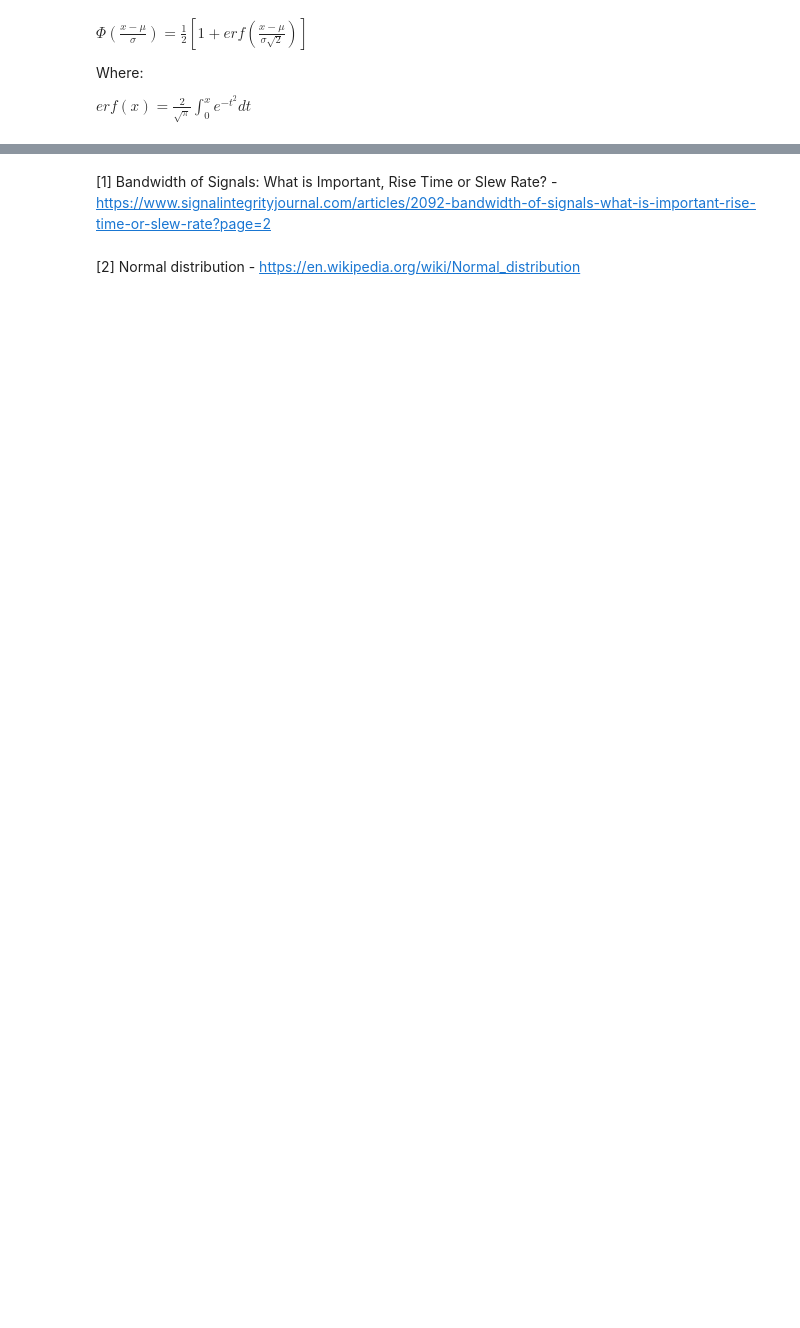
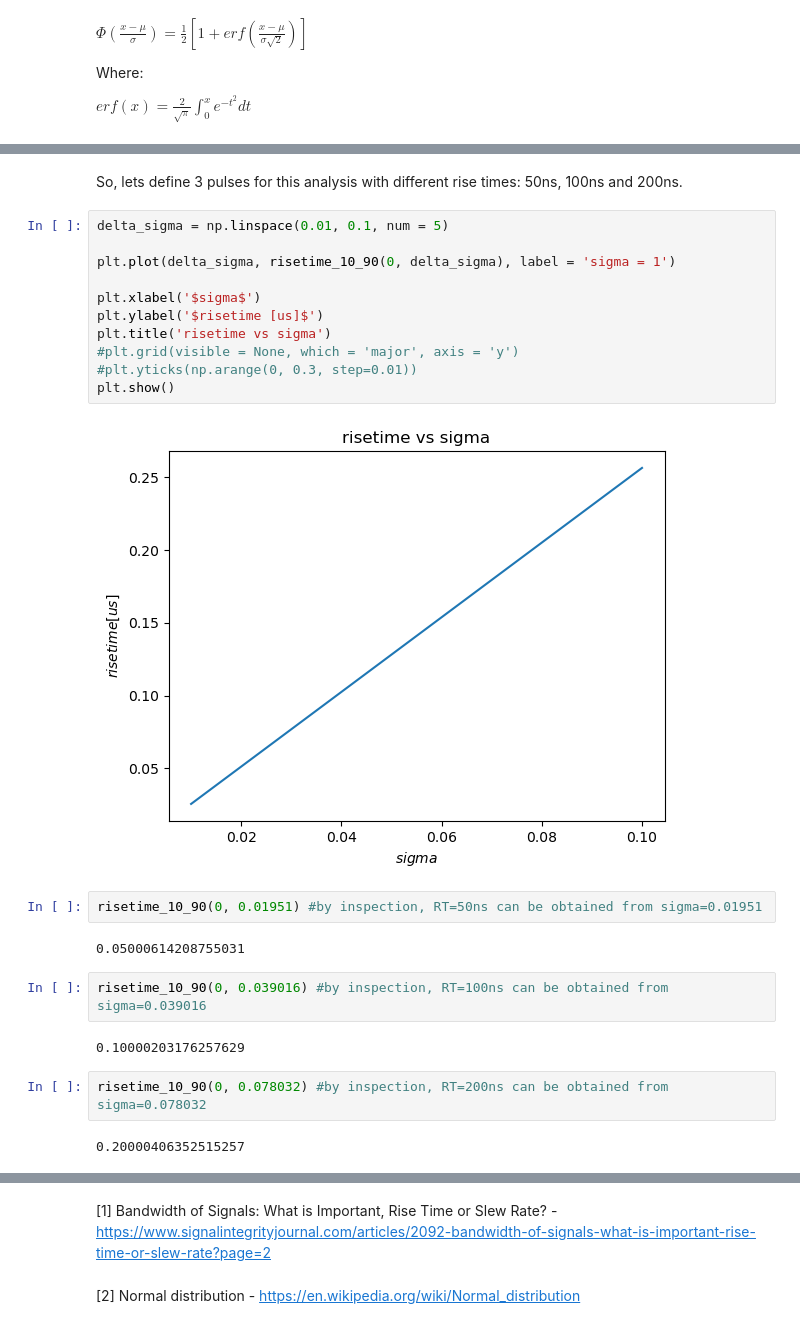
Before and after one commit to krgouveia/pulse_analysis, a Jupyter notebook: pulse analysis.ipynb, the cells around one changed output, grey strips where cells are left out. Drawn from its saved outputs; the diff is of its cells as text; blank space fills up the shorter version.

```diff
--- a/pulse analysis.ipynb
+++ b/pulse analysis.ipynb
@@ -24,0 +98,27 @@ plt.show()
+# %% [markdown]
+So, lets define 3 pulses for this analysis with different rise times: 50ns, 100ns and 200ns.
+# %%
+delta_sigma = np.linspace(0.01, 0.1, num = 5)
+
+plt.plot(delta_sigma, risetime_10_90(0, delta_sigma), label = 'sigma = 1')
+
+plt.xlabel('$sigma$')
+plt.ylabel('$risetime [us]$')
+plt.title('risetime vs sigma')
+#plt.grid(visible = None, which = 'major', axis = 'y')
+#plt.yticks(np.arange(0, 0.3, step=0.01))
+plt.show()
+# %% [output]
+[figure, added]
+# %%
+risetime_10_90(0, 0.01951) #by inspection, RT=50ns can be obtained from sigma=0.01951
+# %% [output]
+0.05000614208755031
+# %%
+risetime_10_90(0, 0.039016) #by inspection, RT=100ns can be obtained from sigma=0.039016
+# %% [output]
+0.10000203176257629
+# %%
+risetime_10_90(0, 0.078032) #by inspection, RT=200ns can be obtained from sigma=0.078032
+# %% [output]
+0.20000406352515257
```
Also changed, not shown: parts of 13 cells of this notebook.
